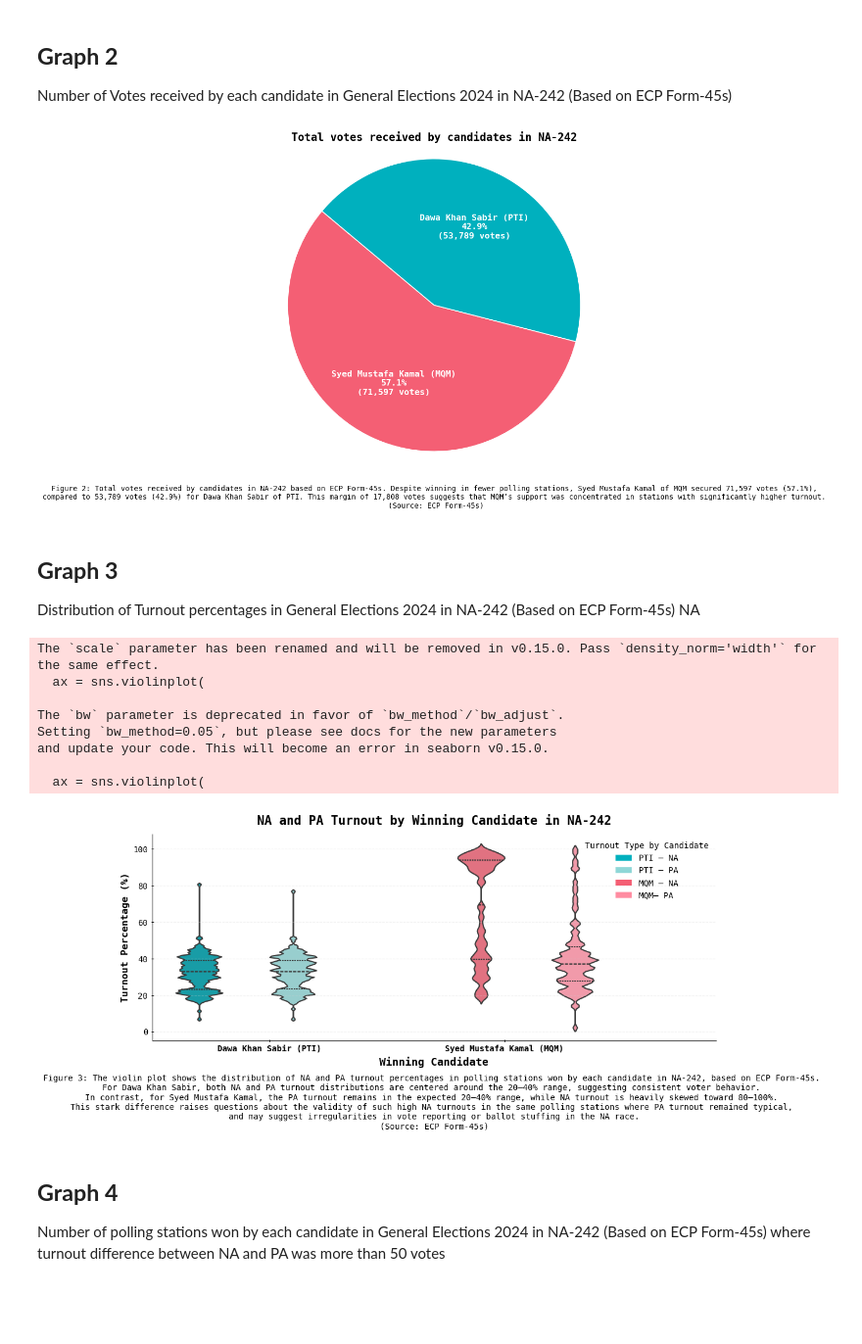
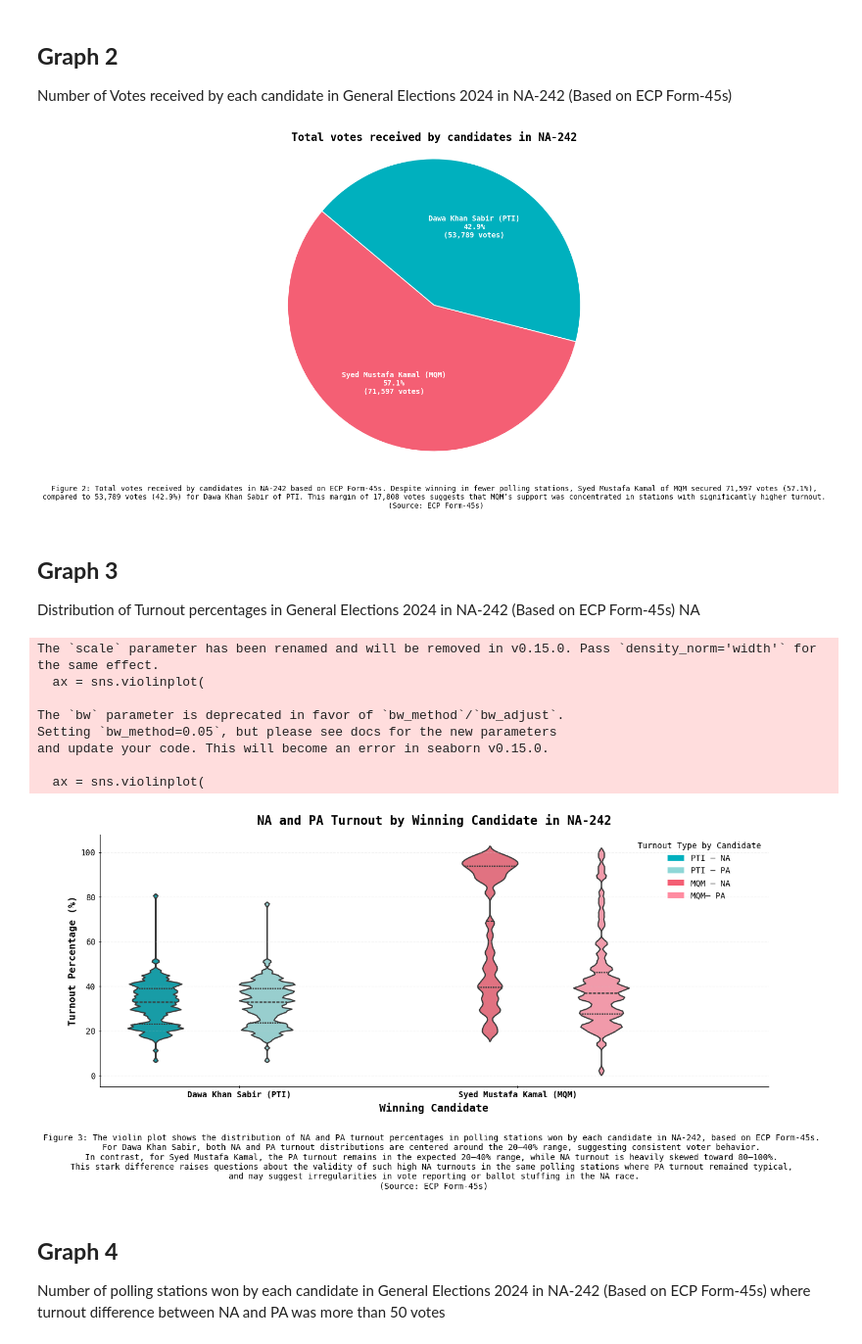
Before and after one commit to Aamil-Khan-Mahar/Karachi-NA, a Jupyter notebook: NA242/NA242.ipynb, the cells around one changed output. Shown at 98% size. Drawn from its saved outputs; the diff is of its cells as text; code cells hidden in the pictures; blank space fills up the shorter version.

```diff
--- a/NA242/NA242.ipynb
+++ b/NA242/NA242.ipynb
@@ -120,7 +120,7 @@ wedges, texts, autotexts = plt.pie(
     startangle=140,
     colors=colors,
     wedgeprops={'edgecolor': 'white', 'linewidth': 1.2},
-    textprops={'fontsize': 12, 'weight': 'bold', 'color': 'white'}
+    textprops={'fontsize': 10, 'weight': 'bold', 'color': 'white'}
 )
 plt.title('Total votes received by candidates in NA-242', fontsize=15, fontweight='bold', color='black')
 plt.axis('equal')
@@ -139,7 +139,7 @@ plt.tight_layout()
 plt.savefig('./Graphs/Figure_2.png', dpi=600, bbox_inches='tight')
 plt.show()
 # %% [output]
-[figure, old version]
+[figure, new version]
 # %% [markdown]
 ## **Graph 3**
 Distribution of Turnout percentages in General Elections 2024 in NA-242 (Based on ECP Form-45s) NA
@@ -162,7 +162,7 @@ palette = {
     ('Syed Mustafa Kamal (MQM)', 'PA'): light_pink
 }
 df_long['Hue Group'] = list(zip(df_long['WINNER_ECP'], df_long['Turnout Type']))
-plt.figure(figsize=(13, 6))
+plt.figure(figsize=(14, 7))
 ax = sns.violinplot(
     x='WINNER_ECP',
     y='Turnout Percentage',
@@ -192,34 +192,34 @@ legend_elements = [
     Patch(facecolor=light_pink, label='MQM– PA')
 ]
 ax.legend(handles=legend_elements, title='Turnout Type by Candidate', loc='upper right', frameon=False)
 
 plt.text(
     0.5, -0.3,
     'Figure 3: The violin plot shows the distribution of NA and PA turnout percentages in polling stations won by each candidate in NA-242, based on ECP Form-45s. \n'
     'For Dawa Khan Sabir, both NA and PA turnout distributions are centered around the 20–40% range, suggesting consistent voter behavior. \n'
     'In contrast, for Syed Mustafa Kamal, the PA turnout remains in the expected 20–40% range, while NA turnout is heavily skewed toward 80–100%. \n'
     'This stark difference raises questions about the validity of such high NA turnouts in the same polling stations where PA turnout remained typical, \n'
     'and may suggest irregularities in vote reporting or ballot stuffing in the NA race.\n(Source: ECP Form-45s)',
     fontsize=10,
     ha='center',
     va='center',
     wrap=False,
     transform=ax.transAxes
 )
 
 plt.tight_layout()
 plt.savefig('./Graphs/Figure_3.png', dpi=600, bbox_inches='tight')
 plt.show()
 # %% [output]
 The `scale` parameter has been renamed and will be removed in v0.15.0. Pass `density_norm='width'` for the same effect.
   ax = sns.violinplot(
 
 The `bw` parameter is deprecated in favor of `bw_method`/`bw_adjust`.
 Setting `bw_method=0.05`, but please see docs for the new parameters
 and update your code. This will become an error in seaborn v0.15.0.
 
   ax = sns.violinplot(
-[figure, old version]
+[figure, new version]
 # %% [markdown]
 ## **Graph 4**
 Number of polling stations won by each candidate in General Elections 2024 in NA-242 (Based on ECP Form-45s) where turnout difference between NA and PA was more than 50 votes
```
Also changed, not shown: parts of 4 cells of this notebook, 14 other files.
